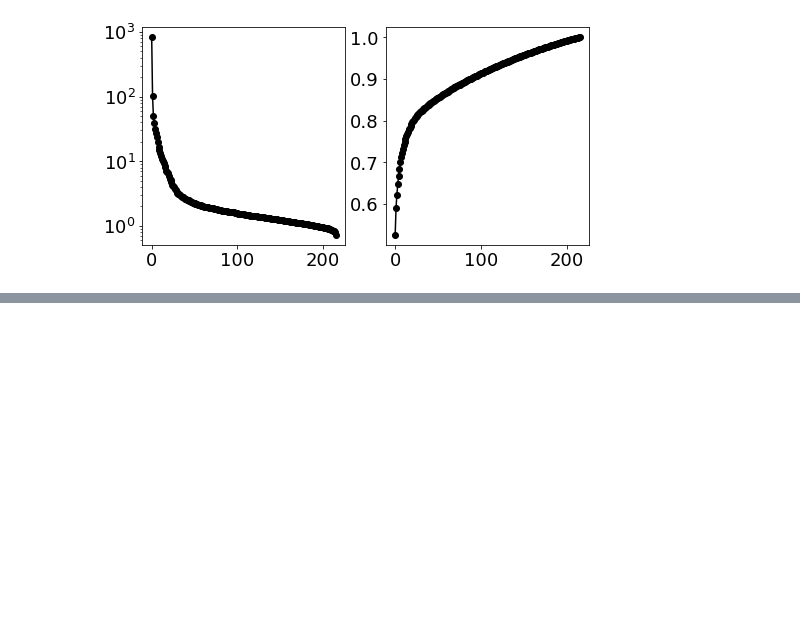
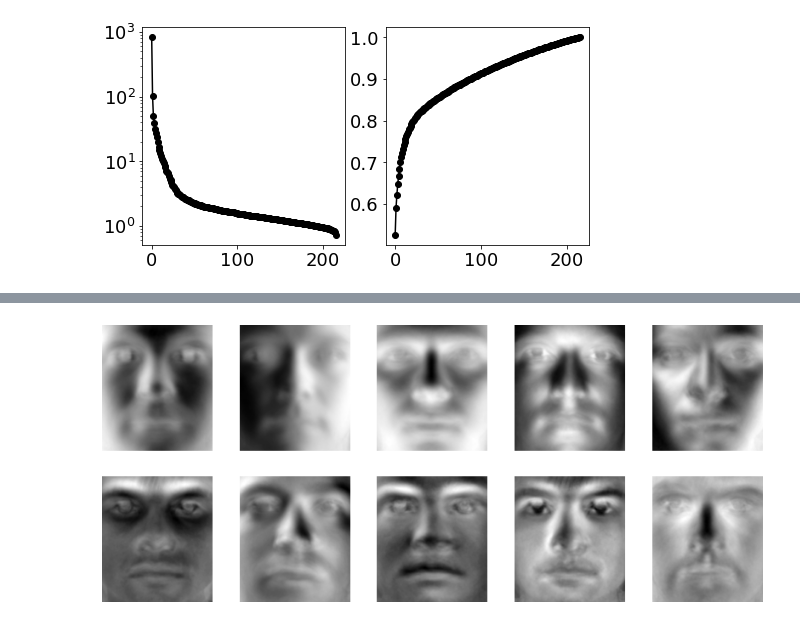
Before and after one commit to jooyongsim/numerical2023, a Jupyter notebook: 빅데수 실습2 SVD.ipynb, the cells around one changed output, grey strips where cells are left out. Cells and saved outputs as stored; diff of their text form; code cells hidden in the pictures; blank space fills up the shorter version.

```diff
--- a/빅데수 실습2 SVD.ipynb
+++ b/빅데수 실습2 SVD.ipynb
@@ -239,0 +306,10 @@ HTTPError: HTTP Error 404: Not Found
+# %%
+fig1 = plt.figure(figsize=[14,6])
+for i in range(10):
+    ax1 = fig1.add_subplot(2,5,i+1)
+    img_u1 = ax1.imshow(np.reshape(VT[i,:],(m,n)).T)
+    img_u1.set_cmap('gray')
+    plt.axis('off')
+plt.show()
+# %% [output]
+[figure, added]
```
Also changed, not shown: parts of 15 cells of this notebook, 3 other files.
